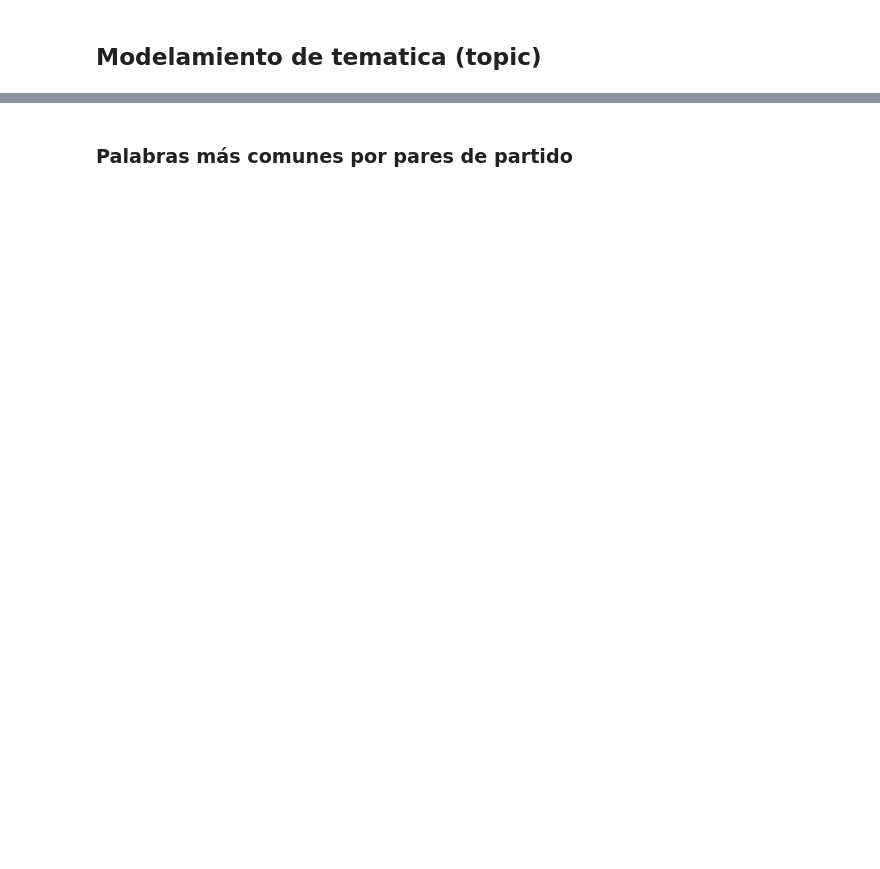
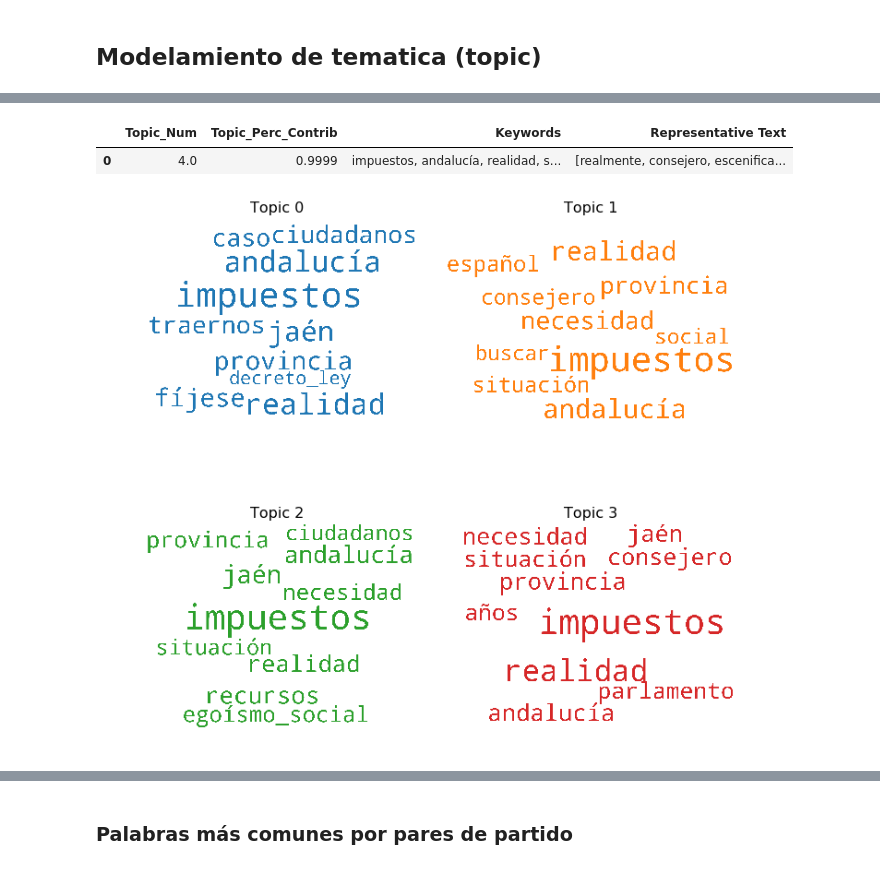
Before and after one commit to elvgarrui/Parlamento_PLN, a Jupyter notebook: análisis_parlamento.ipynb, the cells around one changed output, grey strips where cells are left out. Saved outputs shown, nothing was run; the diff lists cells and outputs as text; code cells hidden in the pictures; blank space fills up the shorter version.

```diff
--- a/análisis_parlamento.ipynb
+++ b/análisis_parlamento.ipynb
@@ -518,0 +541,60 @@ for i,topic in lda_model.show_topics(formatted=True, num_topics=num_topics, num_
+# %%
+# Configuración de la pantalla para mostrar más caracteres en la columna
+pd.options.display.max_colwidth = 100
+
+sent_topics_sorteddf_mallet = pd.DataFrame()
+sent_topics_outdf_grpd = df_topic_sents_keywords.groupby('Dominant_Topic')
+
+for i, grp in sent_topics_outdf_grpd:
+    sent_topics_sorteddf_mallet = pd.concat([sent_topics_sorteddf_mallet,
+                                             grp.sort_values(['Perc_Contribution'], ascending=False).head(1)],
+                                            axis=0)
+
+# Reset indices
+sent_topics_sorteddf_mallet.reset_index(drop=True, inplace=True)
+
+# Format
+sent_topics_sorteddf_mallet.columns = ['Topic_Num', "Topic_Perc_Contrib", "Keywords", "Representative Text"]
+
+# Mostrar
+sent_topics_sorteddf_mallet.head(10)
+# %% [output]
+|  | Topic_Num | Topic_Perc_Contrib | Keywords | Representative Text |
+| 0 | 4.0 | 0.9999 | impuestos, andalucía, realidad, s... | [realmente, consejero, escenifica... |
+# %%
+# 1. Nube de las n palabras top en cada topico
+from matplotlib import pyplot as plt
+#from wordcloud import WordCloud, STOPWORDS
+import matplotlib.colors as mcolors
+
+cols = [color for name, color in mcolors.TABLEAU_COLORS.items()]  # more colors: 'mcolors.XKCD_COLORS'
+
+cloud = WordCloud(stopwords=STOPWORDS,
+                  background_color='white',
+                  width=2500,
+                  height=1800,
+                  max_words=10,
+                  colormap='tab10',
+                  color_func=lambda *args, **kwargs: cols[i],
+                  prefer_horizontal=1.0)
+
+topics = lda_model.show_topics(formatted=False)
+
+fig, axes = plt.subplots(2, 2, figsize=(10,10), sharex=True, sharey=True)
+
+for i, ax in enumerate(axes.flatten()):
+    fig.add_subplot(ax)
+    topic_words = dict(topics[i][1])
+    cloud.generate_from_frequencies(topic_words, max_font_size=300)
+    plt.gca().imshow(cloud)
+    plt.gca().set_title('Topic ' + str(i), fontdict=dict(size=16))
+    plt.gca().axis('off')
+
+
+plt.subplots_adjust(wspace=0, hspace=0)
+plt.axis('off')
+plt.margins(x=0, y=0)
+plt.tight_layout()
+plt.show()
+# %% [output]
+[figure, added]
```
Also changed, not shown: parts of 20 cells of this notebook.
